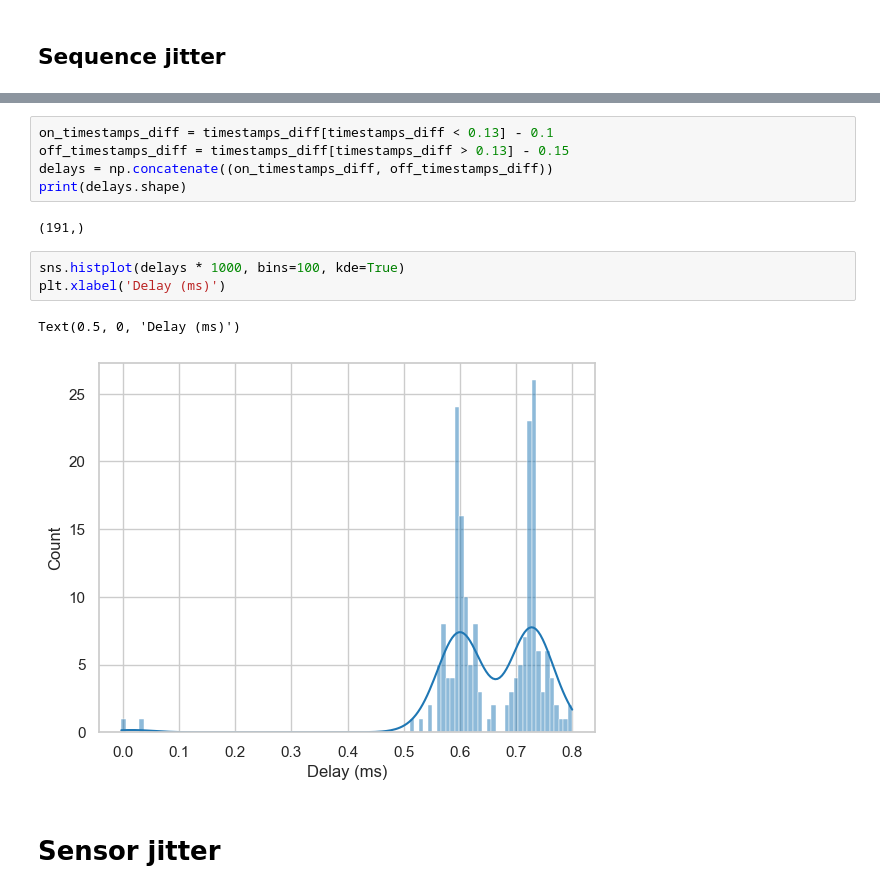
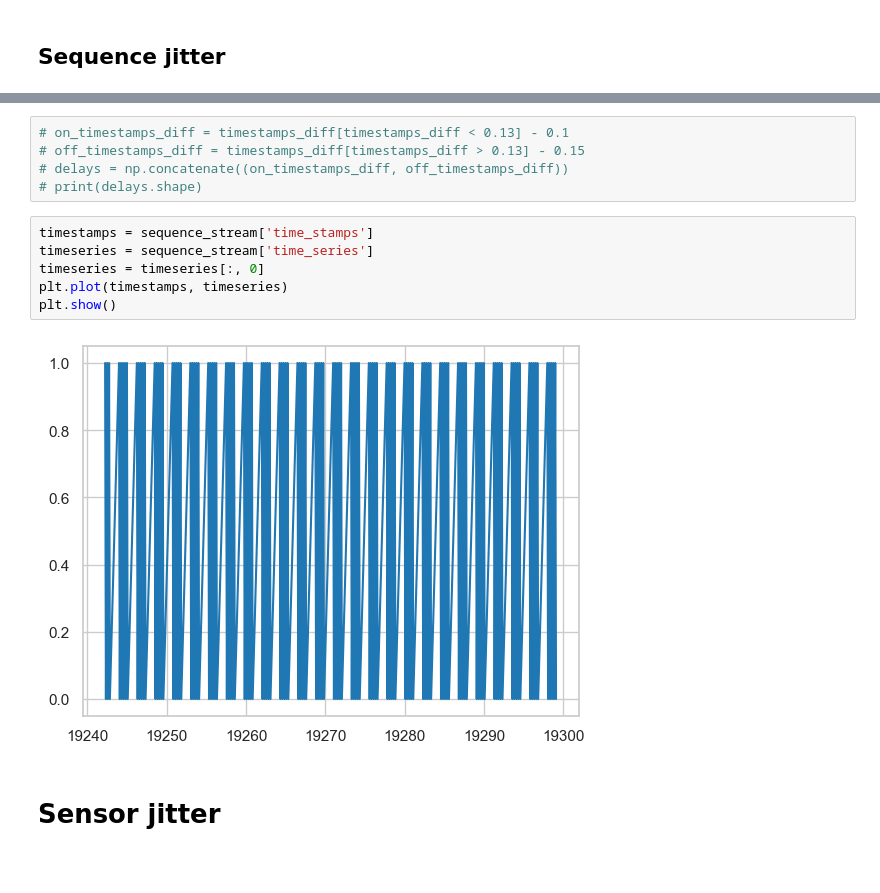
Before and after one commit to amar-enkhbat/codebook_generator, a Jupyter notebook: vsync_sensor_test/vsync_sensor.ipynb, the cells around one changed output, grey strips where cells are left out. Saved outputs shown, nothing was run; the diff lists cells and outputs as text; blank space fills up the shorter version.

```diff
--- a/vsync_sensor_test/vsync_sensor.ipynb
+++ b/vsync_sensor_test/vsync_sensor.ipynb
@@ -113,15 +147,15 @@ array([0.10072126, 0.15056584, 0.10073296, 0.15059884, 0.10073136,
 # %%
-on_timestamps_diff = timestamps_diff[timestamps_diff < 0.13] - 0.1
-off_timestamps_diff = timestamps_diff[timestamps_diff > 0.13] - 0.15
-delays = np.concatenate((on_timestamps_diff, off_timestamps_diff))
-print(delays.shape)
+# on_timestamps_diff = timestamps_diff[timestamps_diff < 0.13] - 0.1
+# off_timestamps_diff = timestamps_diff[timestamps_diff > 0.13] - 0.15
+# delays = np.concatenate((on_timestamps_diff, off_timestamps_diff))
+# print(delays.shape)
-# %% [output]
-(191,)
-# %%
-sns.histplot(delays * 1000, bins=100, kde=True)
-plt.xlabel('Delay (ms)')
-# %% [output]
-Text(0.5, 0, 'Delay (ms)')
-[figure, removed]
+# %%
+timestamps = sequence_stream['time_stamps']
+timeseries = sequence_stream['time_series']
+timeseries = timeseries[:, 0]
+plt.plot(timestamps, timeseries)
+plt.show()
+# %% [output]
+[figure, added]
 # %% [markdown]
 # Sensor jitter
```
Also changed, not shown: parts of 22 cells of this notebook, 35 other files.
